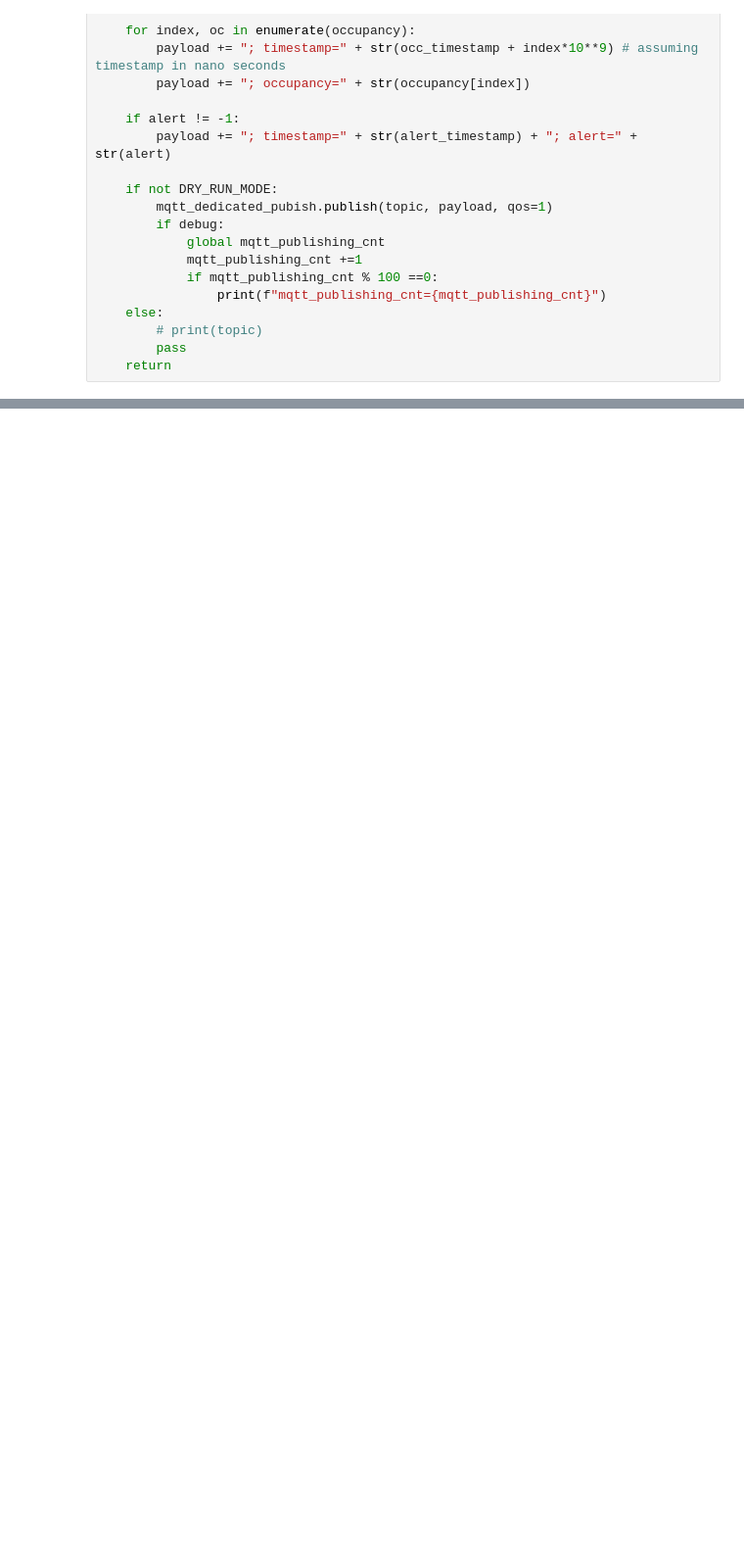
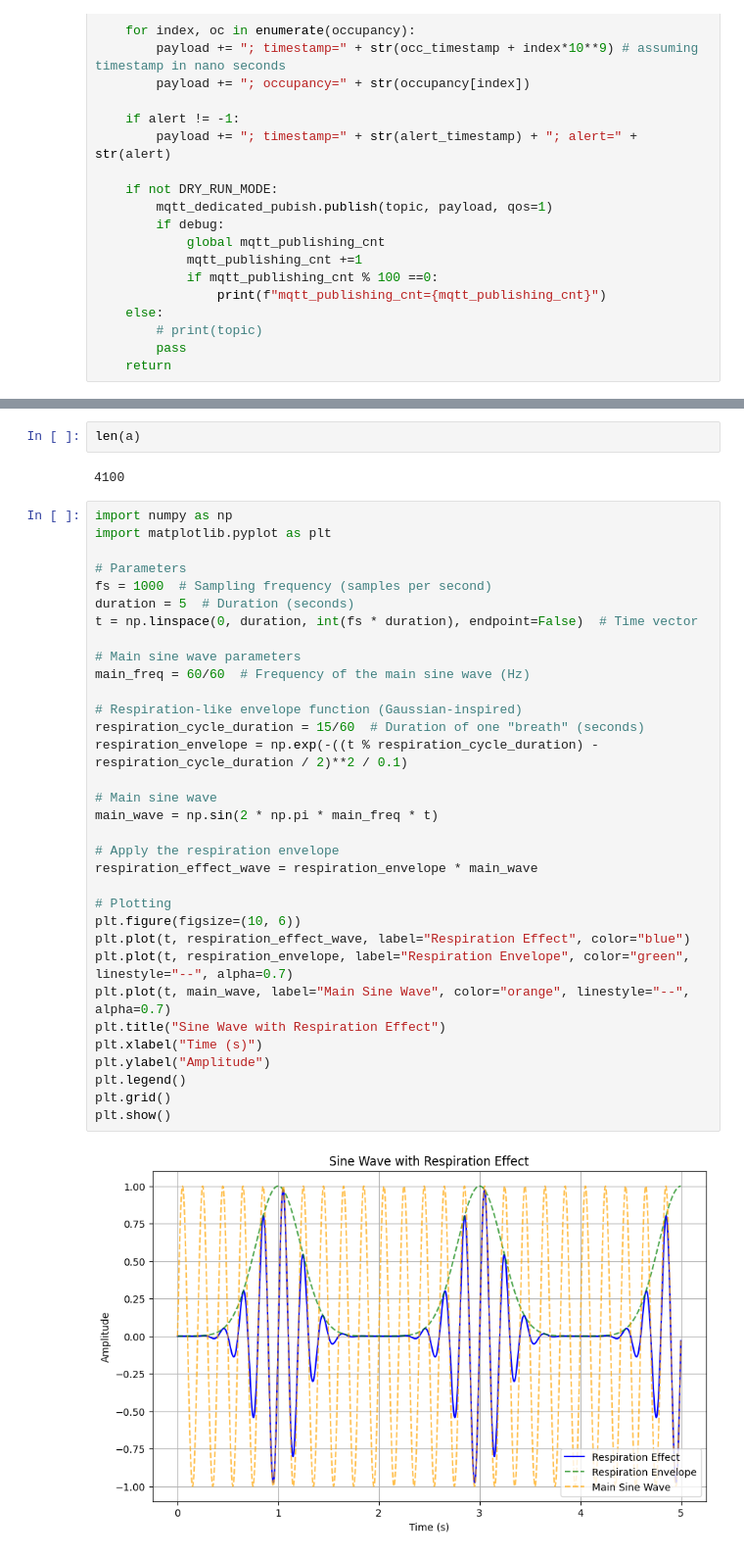
Before and after one commit to zaidpitafi/heartsim, a Jupyter notebook: z.ipynb, the cells around one changed output, grey strips where cells are left out. Shown: that part at 98% size. Drawn from its saved outputs; the diff is of its cells as text; blank space fills up the shorter version.

```diff
--- a/z.ipynb
+++ b/z.ipynb
@@ -221,0 +106,39 @@ plt.plot(k)
+# %%
+len(a)
+# %% [output]
+4100
+# %%
+import numpy as np
+import matplotlib.pyplot as plt
+
+# Parameters
+fs = 1000  # Sampling frequency (samples per second)
+duration = 5  # Duration (seconds)
+t = np.linspace(0, duration, int(fs * duration), endpoint=False)  # Time vector
+
+# Main sine wave parameters
+main_freq = 60/60  # Frequency of the main sine wave (Hz)
+
+# Respiration-like envelope function (Gaussian-inspired)
+respiration_cycle_duration = 15/60  # Duration of one "breath" (seconds)
+respiration_envelope = np.exp(-((t % respiration_cycle_duration) - respiration_cycle_duration / 2)**2 / 0.1)
+
+# Main sine wave
+main_wave = np.sin(2 * np.pi * main_freq * t)
+
+# Apply the respiration envelope
+respiration_effect_wave = respiration_envelope * main_wave
+
+# Plotting
+plt.figure(figsize=(10, 6))
+plt.plot(t, respiration_effect_wave, label="Respiration Effect", color="blue")
+plt.plot(t, respiration_envelope, label="Respiration Envelope", color="green", linestyle="--", alpha=0.7)
+plt.plot(t, main_wave, label="Main Sine Wave", color="orange", linestyle="--", alpha=0.7)
+plt.title("Sine Wave with Respiration Effect")
+plt.xlabel("Time (s)")
+plt.ylabel("Amplitude")
+plt.legend()
+plt.grid()
+plt.show()
+# %% [output]
+[figure, added]
```
Also changed, not shown: parts of 29 cells of this notebook, 3 other files.
